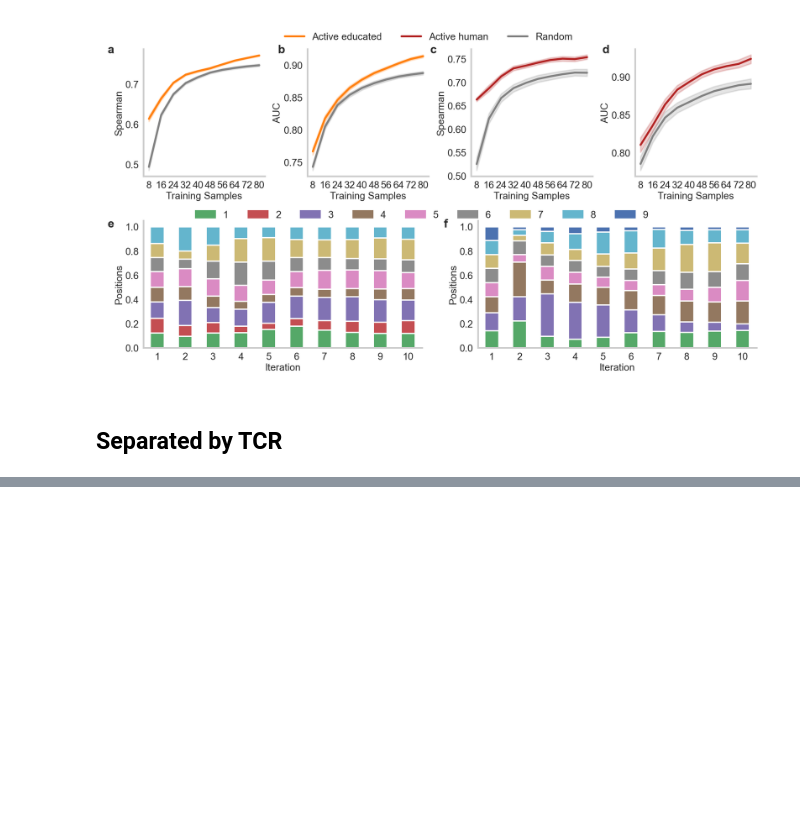
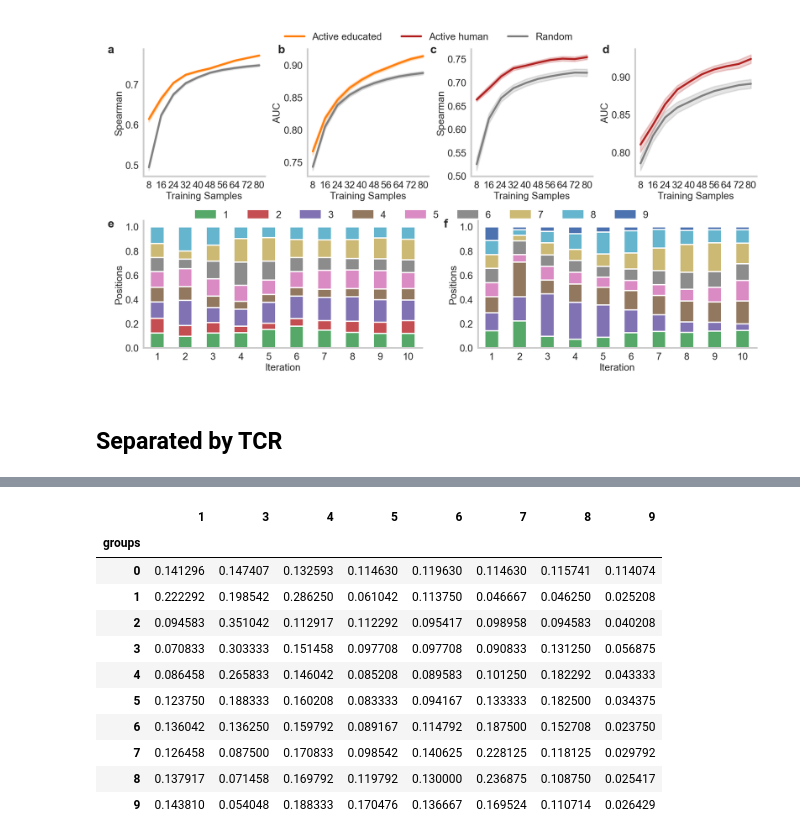
Before and after one commit to SchubertLab/TcrPrediction_MutatedAPLs, a Jupyter notebook: manuscript/figure_6.ipynb, the cells around one changed output, grey strips where cells are left out. Saved outputs shown, nothing was run; the diff lists cells and outputs as text; code cells hidden in the pictures; blank space fills up the shorter version.

```diff
--- a/manuscript/figure_6.ipynb
+++ b/manuscript/figure_6.ipynb
@@ -385,0 +440,26 @@ plt.show()
+# %%
+df_apl = apls_within_human['Active']
+df_tmp = df_apl[[col for col in df_apl.columns if str(col).startswith('pos')]]
+df_tmp = df_tmp.apply(lambda x: x.value_counts())
+df_tmp = df_tmp.fillna(0)
+df_tmp = df_tmp.transpose()
+
+if groups is not None:
+    df_tmp['groups'] = groups
+    df_tmp = df_tmp.groupby('groups').sum()
+    df_tmp = df_tmp.div(df_tmp.sum(axis=1), axis=0)
+df_apls_human = df_tmp
+df_apls_human
+# %% [output]
+|  | 1 | 3 | 4 | 5 | 6 | 7 | 8 | 9 |
+| groups |  |  |  |  |  |  |  |  |
+| 0 | 0.141296 | 0.147407 | 0.132593 | 0.114630 | 0.119630 | 0.114630 | 0.115741 | 0.114074 |
+| 1 | 0.222292 | 0.198542 | 0.286250 | 0.061042 | 0.113750 | 0.046667 | 0.046250 | 0.025208 |
+| 2 | 0.094583 | 0.351042 | 0.112917 | 0.112292 | 0.095417 | 0.098958 | 0.094583 | 0.040208 |
+| 3 | 0.070833 | 0.303333 | 0.151458 | 0.097708 | 0.097708 | 0.090833 | 0.131250 | 0.056875 |
+| 4 | 0.086458 | 0.265833 | 0.146042 | 0.085208 | 0.089583 | 0.101250 | 0.182292 | 0.043333 |
+| 5 | 0.123750 | 0.188333 | 0.160208 | 0.083333 | 0.094167 | 0.133333 | 0.182500 | 0.034375 |
+| 6 | 0.136042 | 0.136250 | 0.159792 | 0.089167 | 0.114792 | 0.187500 | 0.152708 | 0.023750 |
+| 7 | 0.126458 | 0.087500 | 0.170833 | 0.098542 | 0.140625 | 0.228125 | 0.118125 | 0.029792 |
+| 8 | 0.137917 | 0.071458 | 0.169792 | 0.119792 | 0.130000 | 0.236875 | 0.108750 | 0.025417 |
+| 9 | 0.143810 | 0.054048 | 0.188333 | 0.170476 | 0.136667 | 0.169524 | 0.110714 | 0.026429 |
```
Also changed, not shown: parts of 15 cells of this notebook, 3 other files.
